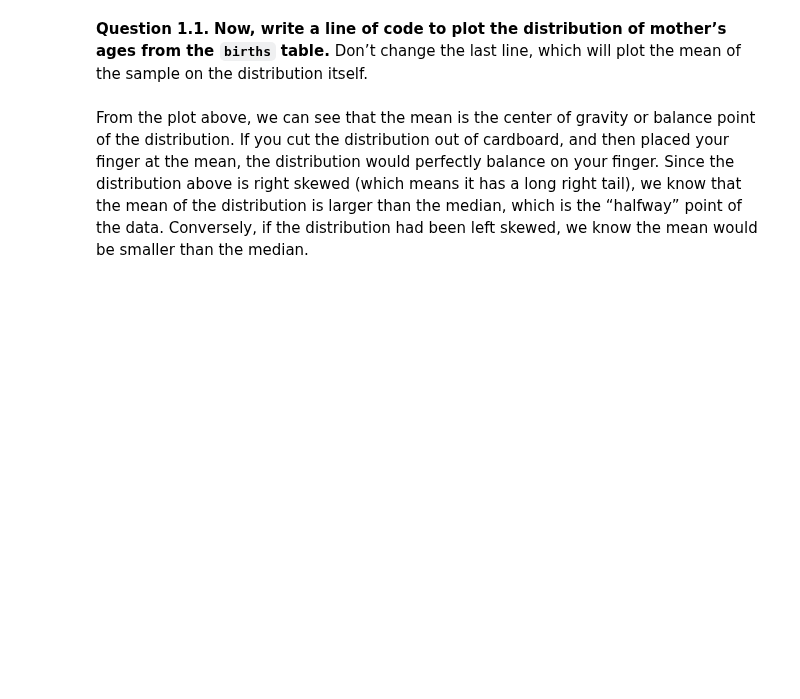
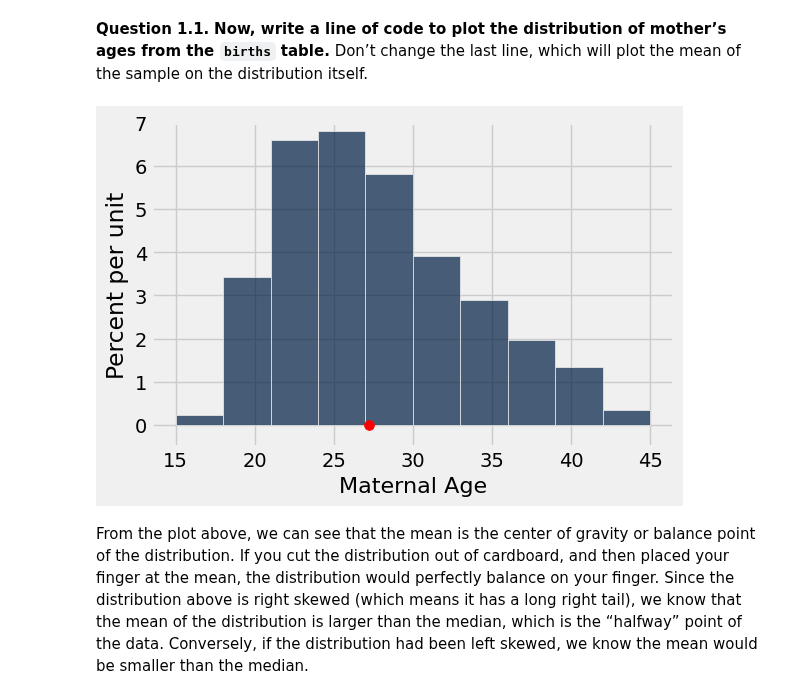
Before and after one commit to trentonbates/fall-24-data1350, a Jupyter notebook: Labs/lab08/lab08.ipynb, the cells around one changed output. Drawn from its saved outputs; the diff is of its cells as text; code cells hidden in the pictures; blank space fills up the shorter version.

```diff
--- a/Labs/lab08/lab08.ipynb
+++ b/Labs/lab08/lab08.ipynb
@@ -36,11 +49,13 @@ births
 # %% [markdown]
 **Question 1.1.** **Now, write a line of code to plot the distribution of mother’s ages from the `births` table.** Don’t change the last line, which will plot the mean of the sample on the distribution itself.
 # %%
-...
+births.hist("Maternal Age")
 
 # Do not change anything below this line
 plots.scatter(np.mean(births.column("Maternal Age")), 0, color='red', zorder=2, s=50);
 plots.ylim(-0.005, 0.07);
+# %% [output]
+[figure, added]
 # %% [markdown]
 From the plot above, we can see that the mean is the center of gravity or balance point of the distribution. If you cut the distribution out of cardboard, and then placed your finger at the mean, the distribution would perfectly balance on your finger. Since the distribution above is right skewed (which means it has a long right tail), we know that the mean of the distribution is larger than the median, which is the “halfway” point of the data. Conversely, if the distribution had been left skewed, we know the mean would be smaller than the median.
 # %% [markdown]
```
Also changed, not shown: parts of 31 cells of this notebook, 1 other file.
